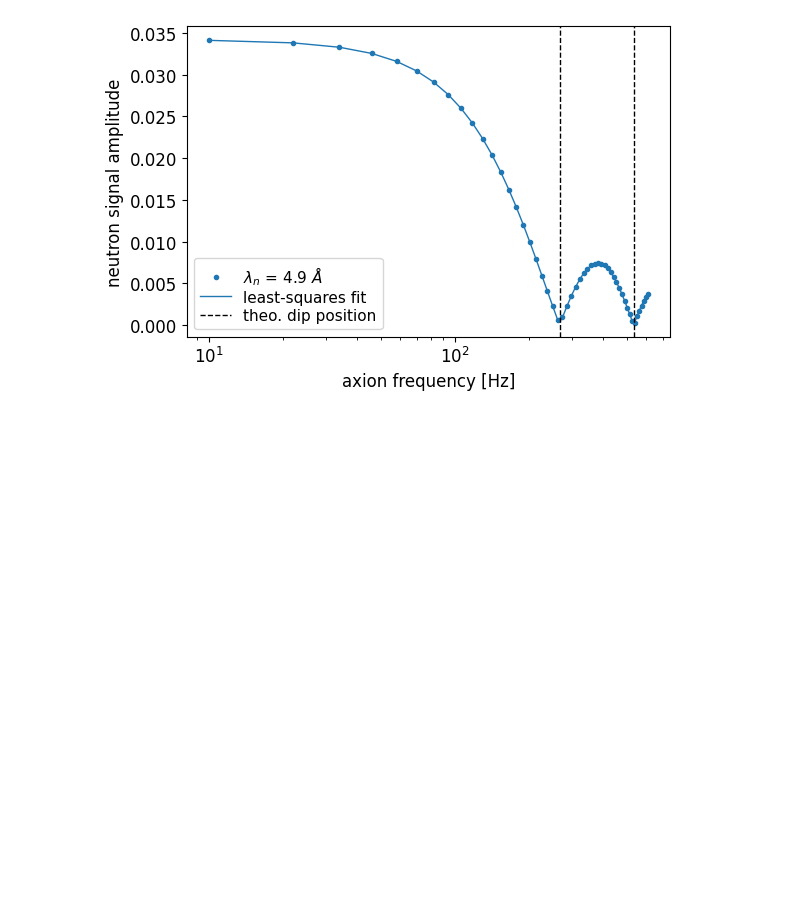
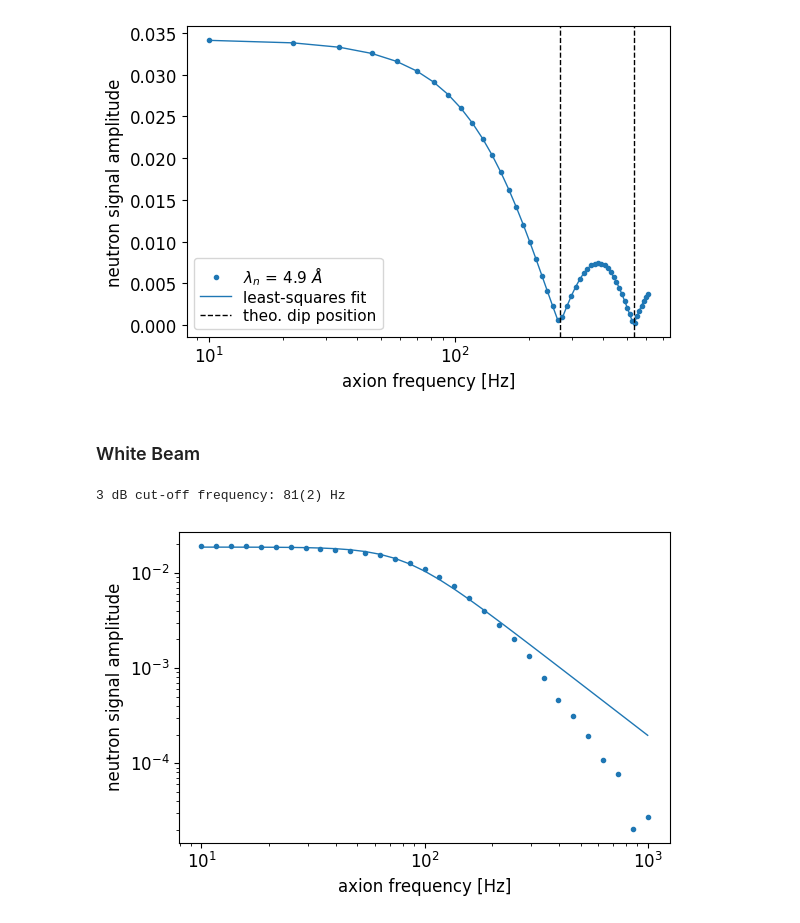
Before and after one commit to ivoschulthess/axionSim, a Jupyter notebook: matrixSimulation.ipynb, the cells around one changed output. Saved outputs shown, nothing was run; the diff lists cells and outputs as text; code cells hidden in the pictures; blank space fills up the shorter version.

```diff
--- a/matrixSimulation.ipynb
+++ b/matrixSimulation.ipynb
@@ -232,7 +236,7 @@ plt.show()
 ### White Beam - Modulated Spin-Flip Signal
 # %%
 debug = False
-filename = 'data/matrixSimulation_ramseyFrequencyScan_whiteBeam_modulatedB1.npz'
+filename = 'data/ramseyFrequencyScan_whiteBeam_modulatedB1.npz'
 
 # neutron velocity in [m/s]
 V_N = np.arange(400, 2400+1, 40)
@@ -331,16 +335,17 @@ def axionFrequencyScan(omega_A):
     popt, pcov = curve_fit(sinFct, T_Start, T_Res, p0=(omega_A/2/pi, 0.5*(T_Res.max()-T_Res.min()), 0, T_Res.mean()))
     perr = np.sqrt(np.diag(pcov))
 
-    #fig,ax = plt.subplots()
-    #ax.plot(T_Start, T_Res, 'C0.')
-    #ax.plot(T_Start, sinFct(T_Start, *popt), 'C0--')
-    #plt.show()
+    if debug:
+        fig,ax = plt.subplots()
+        ax.plot(T_Start, T_Res, 'C0.')
+        ax.plot(T_Start, sinFct(T_Start, *popt), 'C0--')
+        plt.show()
 
     return abs(popt[1])
 # %% [markdown]
 ### Monochromatic Beam
 # %%
-filename = 'data/matrixSimulation_axionFrequencyScan_monochromaticBeam.npz'
+filename = 'data/axionFrequencyScan_monochromaticBeam.npz'
 
 # neutron velocity in [m/s]
 v_n = 800
@@ -407,3 +412,5 @@ fig.tight_layout()
 plt.show()
 # %% [output]
 [figure]
+# %% [markdown]
+### White Beam
@@ -409,0 +505,33 @@ plt.show()
+# %%
+try:
+    V_N = np.load(filename)['V_N']
+    Omega_A = np.load(filename)['Omega_A']
+    pFlip = np.load(filename)['pFlip']
+
+except:
+    Omega_A = np.logspace(np.log10(10), np.log10(1000), 31, endpoint=True) * 2*pi
+
+    with Pool(processes=6) as pool:
+        pFlip = pool.map_async(axionFrequencyScan_whiteBeam, Omega_A)
+        track_job(pFlip, update_interval=2)
+
+    pFlip = np.asarray(pFlip.get()).flatten()
+
+    np.savez(filename, V_N=V_N, Omega_A=Omega_A, pFlip=pFlip)
+# %%
+# fit a higher-order low-pass filter function into the simulated data
+popt, pcov = curve_fit(butterworthFct, Omega_A, pFlip, p0=(pFlip.max(), 100, 1))
+perr = np.sqrt(np.diag(pcov))
+print('3 dB cut-off frequency: {:.0f}({:.0f}) Hz'.format(popt[1]/2/pi, perr[1]/2/pi))
+
+# plot the data and the fit
+fig,ax = plt.subplots()
+ax.plot(Omega_A/2/pi, pFlip, 'C0.')
+plt.plot(Omega_A/2/pi, butterworthFct(Omega_A, *popt), 'C0-', lw=1)
+ax.set(xlabel='axion frequency [Hz]', ylabel='neutron signal amplitude', xscale='log', yscale='log')
+fig.set(dpi=100)
+fig.tight_layout()
+plt.show()
+# %% [output]
+3 dB cut-off frequency: 81(2) Hz
+[figure, added]
```
Also changed, not shown: parts of 9 cells of this notebook, 8 other files.
